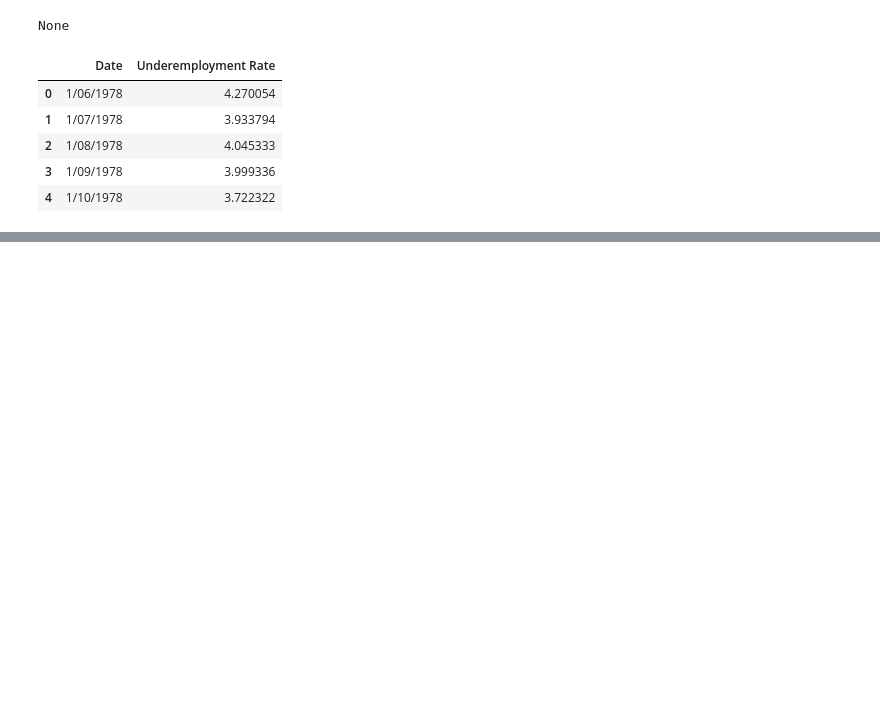
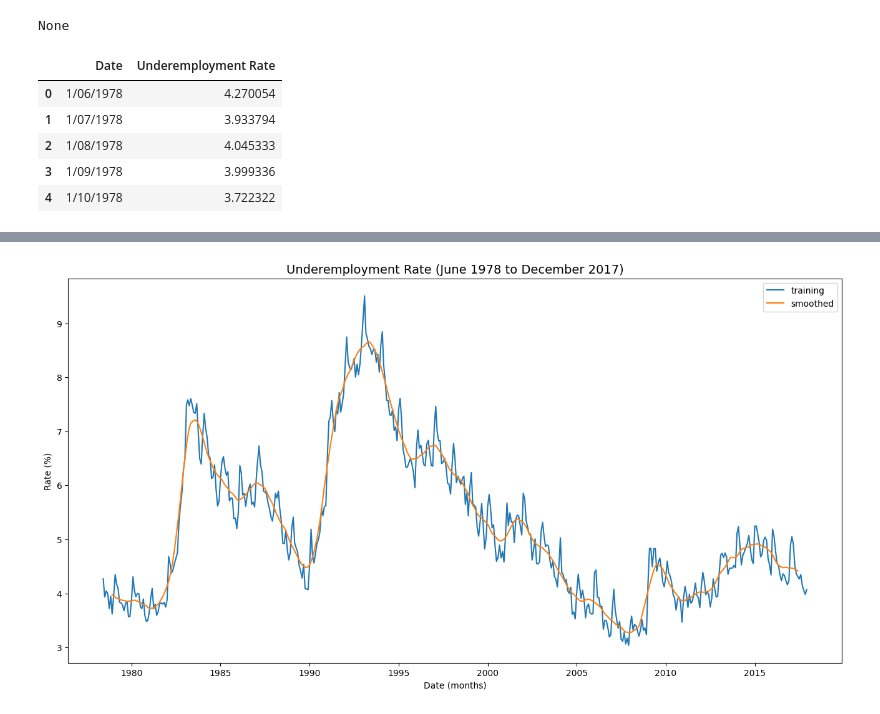
Before and after one commit to DamianChimes/QBUS6840-Predictive-Analytics, a Jupyter notebook: Exploratory Analysis.ipynb, the cells around one changed output, grey strips where cells are left out. Saved outputs shown, nothing was run; the diff lists cells and outputs as text; code cells hidden in the pictures; blank space fills up the shorter version.

Commit message:
starting smoothing

```diff
--- a/Exploratory Analysis.ipynb
+++ b/Exploratory Analysis.ipynb
@@ -47,0 +61,19 @@ df_ts.head()
+# %%
+# Can observe an annaul trend, with a peak in January and trough in December
+# Let's smooth the plot
+
+df_smoothed = df_ts.rolling(12, center=True).mean().rolling(2, center=True).mean().shift(-1)
+
+# Plot the training dataset
+plt.figure(figsize=(16,8))
+plt.title('Underemployment Rate (June 1978 to December 2017)', fontsize=14)
+plt.xlabel('Date (months)', fontsize=10)
+plt.ylabel('Rate (%)', fontsize=10)
+
+plt.plot(df_ts.index, df_ts['Underemployment Rate'], label='training')
+plt.plot(df_smoothed.index, df_smoothed['Underemployment Rate'], label='smoothed')
+
+plt.legend()
+plt.show()
+# %% [output]
+[figure, added]
```
Also changed, not shown: parts of 3 cells of this notebook.
